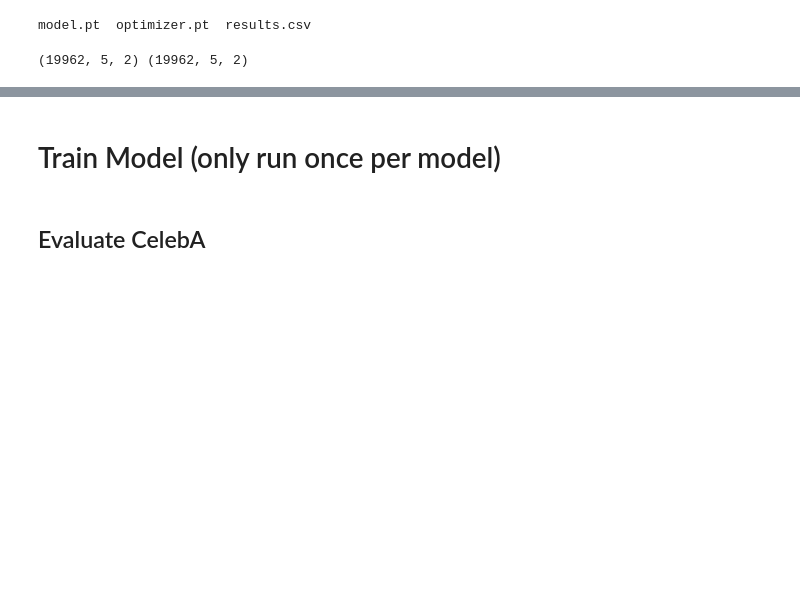
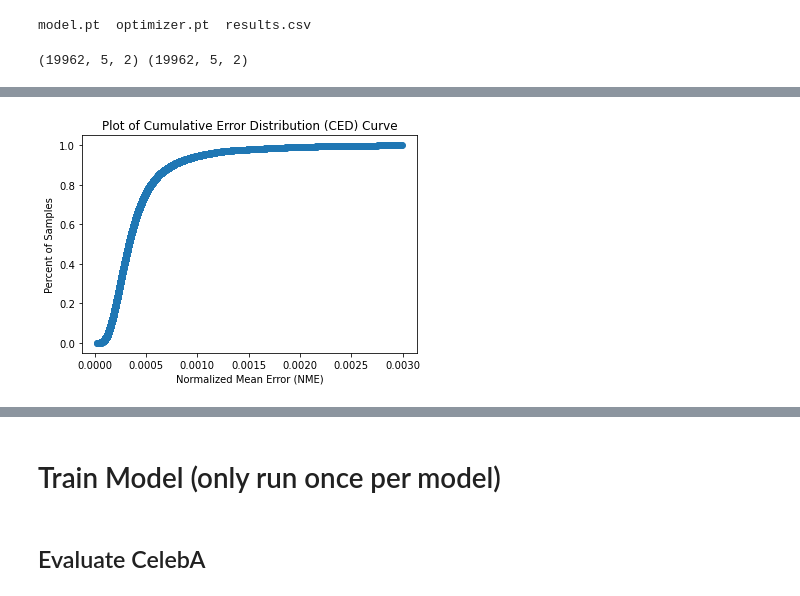
Before and after one commit to erikrozi/facial_landmark_debiasing, a Jupyter notebook: notebooks/evaluation.ipynb, the cells around one changed output, grey strips where cells are left out. Saved outputs shown, nothing was run; the diff lists cells and outputs as text; code cells hidden in the pictures; blank space fills up the shorter version.

Commit message:
celeba

```diff
--- a/notebooks/evaluation.ipynb
+++ b/notebooks/evaluation.ipynb
@@ -276,0 +160,10 @@ Truth
+# %%
+# load data and predictions
+x = pd.read_csv(celeba_data_loc+'attr_test.csv').values[:, 1:]
+y_hat = y_pred
+
+num_samples, num_features = x.shape
+assert(y_hat.shape == y.shape)
+# %%
+# define d to be either interocular distance or bounding box diagonal length
+d = np.array([1*2**0.5]*n)
@@ -276,0 +220,13 @@ Truth
+# %%
+nme_images = calc_nme_images(y_hat, y, num_landmarks, d)
+nme_landmark = calc_nme_landmark(y_hat, y, num_landmarks, d)
+total_nme = calc_total_nme(nme_images)
+total_nme_landmark = calc_total_nme(nme_landmark)
+fr = calc_fr(nme_images, alpha)
+
+print('Average Normalized Mean Error:', total_nme, '\n')
+print('Average Normalized Mean Error Per Landmark')
+for i in range(num_landmarks):
+    print(f'Landmark {i}: {total_nme_landmark[i]}' for i in range(num_landmarks))
+print('\n')
+print('Failure Rate:', fr)
@@ -276,0 +245,5 @@ Truth
+# %%
+no_outliers = nme_images[np.where(nme_images<0.003)]
+ced = create_ced(no_outliers)
+# %% [output]
+[figure, added]
```
Also changed, not shown: parts of 23 cells of this notebook.
